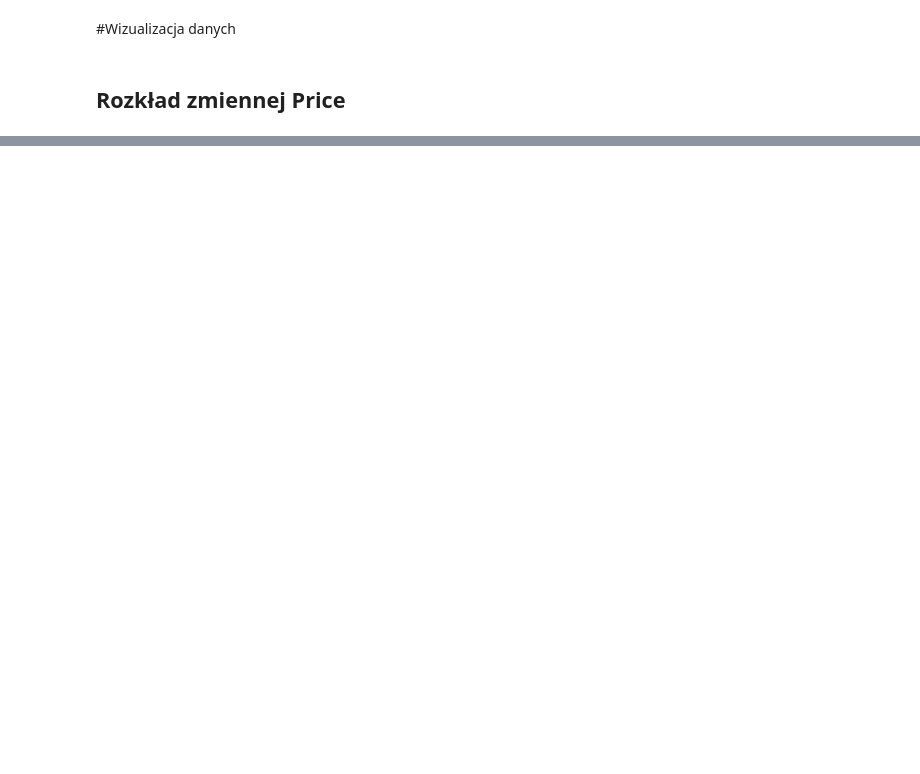
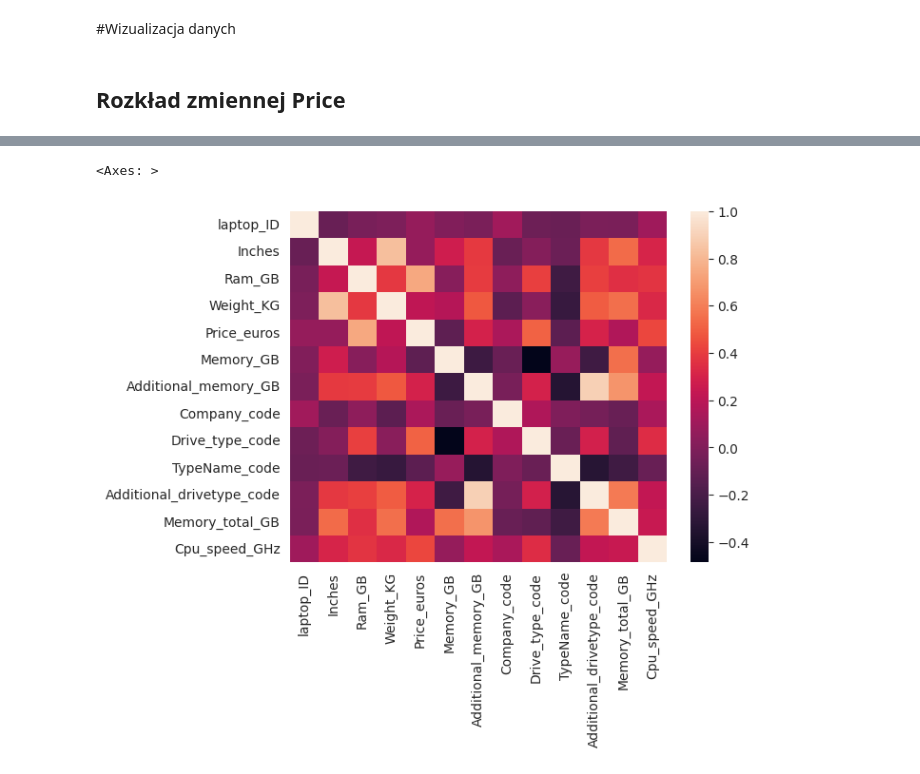
Before and after one commit to kaajulo/ML_regresja, a Jupyter notebook: projekt_ML_regresja.ipynb, the cells around one changed output, grey strips where cells are left out. Cells and saved outputs as stored; diff of their text form; code cells hidden in the pictures; blank space fills up the shorter version.

```diff
--- a/projekt_ML_regresja.ipynb
+++ b/projekt_ML_regresja.ipynb
@@ -340,0 +422,3 @@ memory usage: 173.1+ KB
+# %%
+laptop['Cpu'] = laptop['Cpu'].str.replace(' 2GHz', ' 2.0GHz')
+laptop['Cpu'] = laptop['Cpu'].str.replace(' 3GHz', ' 3.0GHz')
@@ -340,0 +445,5 @@ memory usage: 173.1+ KB
+# %%
+laptop['Cpu_speed_GHz']=laptop['Cpu'].str[-7:]
+# %%
+laptop['Cpu_speed_GHz'] = laptop['Cpu_speed_GHz'].str.replace('GHz', '')
+laptop['Cpu_speed_GHz'] = laptop['Cpu_speed_GHz'].str.replace(' ', '')
@@ -341,3 +457,5 @@ memory usage: 173.1+ KB
+# %%
+laptop['Cpu_speed_GHz'] = laptop['Cpu_speed_GHz'].astype(float)
 # %% [markdown]
 #Wizualizacja danych
 # %% [markdown]
@@ -358,0 +477,6 @@ https://gist.github.com/mwaskom/de44147ed2974457ad6372750bbe5751
+# %%
+count_corr=laptop.corr()
+sns.heatmap(count_corr)
+# %% [output]
+<Axes: >
+[figure, added]
```
Also changed, not shown: parts of 50 cells of this notebook.
